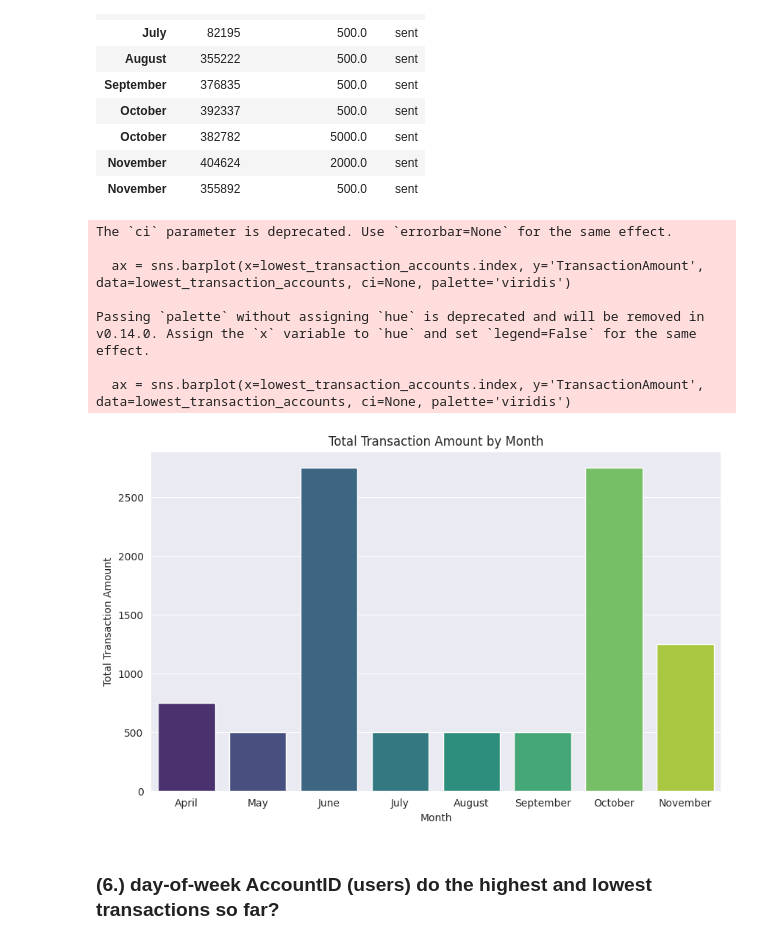
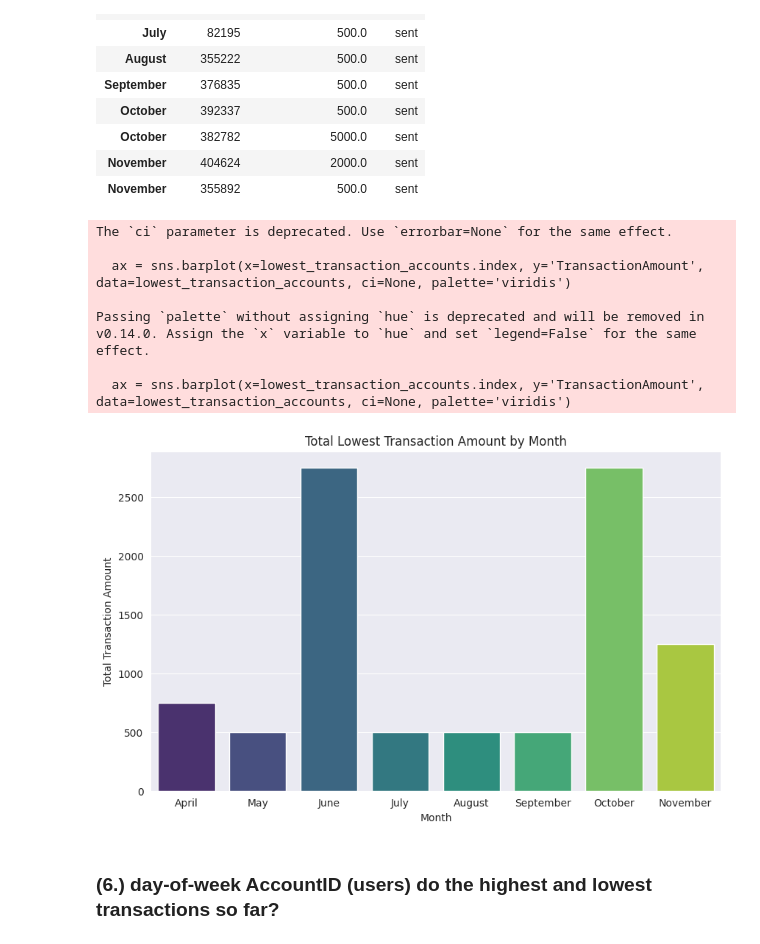
Before and after one commit to neyedhayo/transaction-analysis, a Jupyter notebook: notebook/eda_notebook.ipynb, the cells around one changed output. Cells and saved outputs as stored; diff of their text form; code cells hidden in the pictures.

```diff
--- a/notebook/eda_notebook.ipynb
+++ b/notebook/eda_notebook.ipynb
@@ -328,21 +316,21 @@ lowest_transaction_accounts
 # %%
 # Bar plot for total TransactionAmount by month
 plt.figure(figsize=(10, 6))
 ax = sns.barplot(x=lowest_transaction_accounts.index, y='TransactionAmount', data=lowest_transaction_accounts, ci=None, palette='viridis')
 ax.ticklabel_format(style='plain', axis='y')  # Disable scientific notation on the y-axis
-plt.title('Total Transaction Amount by Month')
+plt.title('Total Lowest Transaction Amount by Month')
 plt.xlabel('Month')
 plt.ylabel('Total Transaction Amount')
 plt.show()
 # %% [output]
 The `ci` parameter is deprecated. Use `errorbar=None` for the same effect.
 
   ax = sns.barplot(x=lowest_transaction_accounts.index, y='TransactionAmount', data=lowest_transaction_accounts, ci=None, palette='viridis')
 
 Passing `palette` without assigning `hue` is deprecated and will be removed in v0.14.0. Assign the `x` variable to `hue` and set `legend=False` for the same effect.
 
   ax = sns.barplot(x=lowest_transaction_accounts.index, y='TransactionAmount', data=lowest_transaction_accounts, ci=None, palette='viridis')
-[figure, old version]
+[figure, new version]
 # %% [markdown]
 ### (6.) day-of-week AccountID (users) do the highest and lowest transactions so far?
 # %%
```
Also changed, not shown: parts of 5 cells of this notebook.
